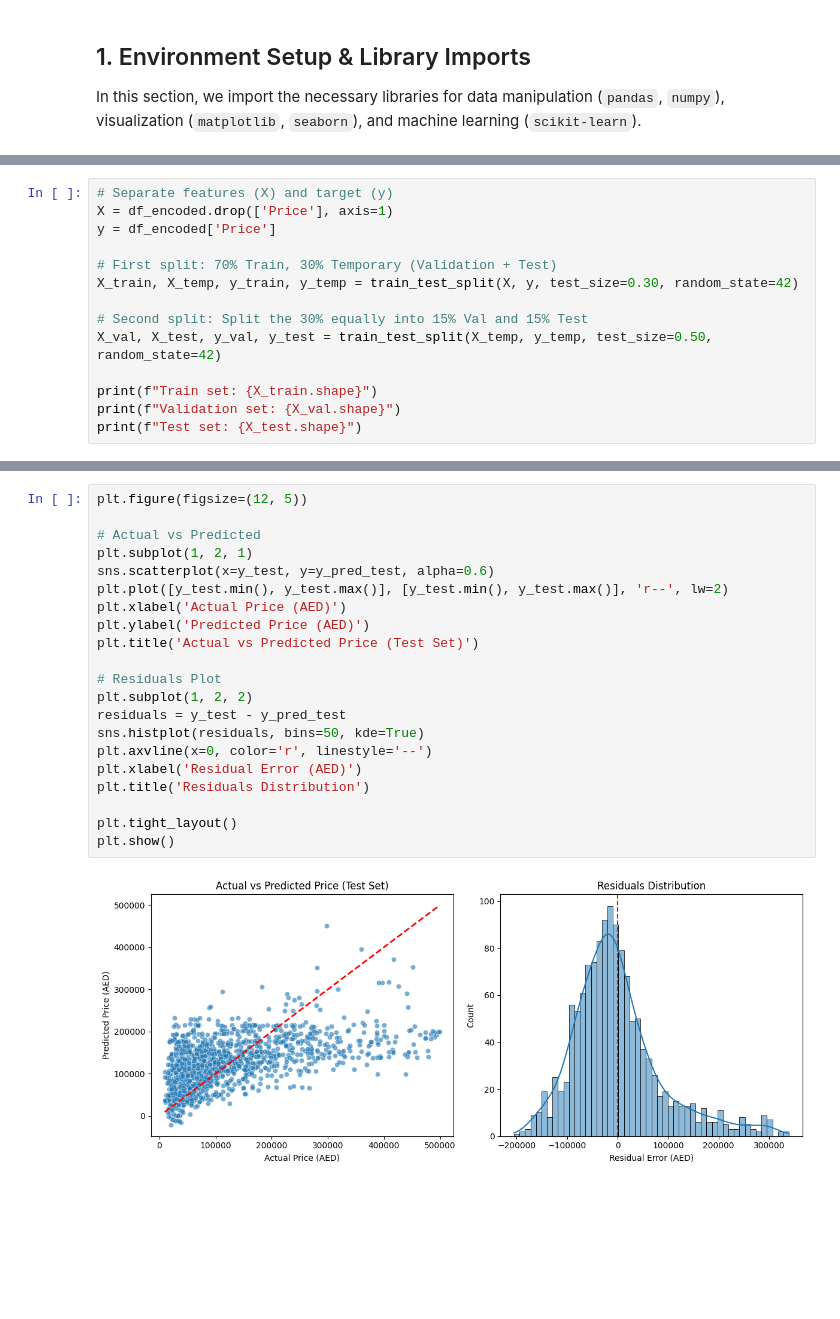
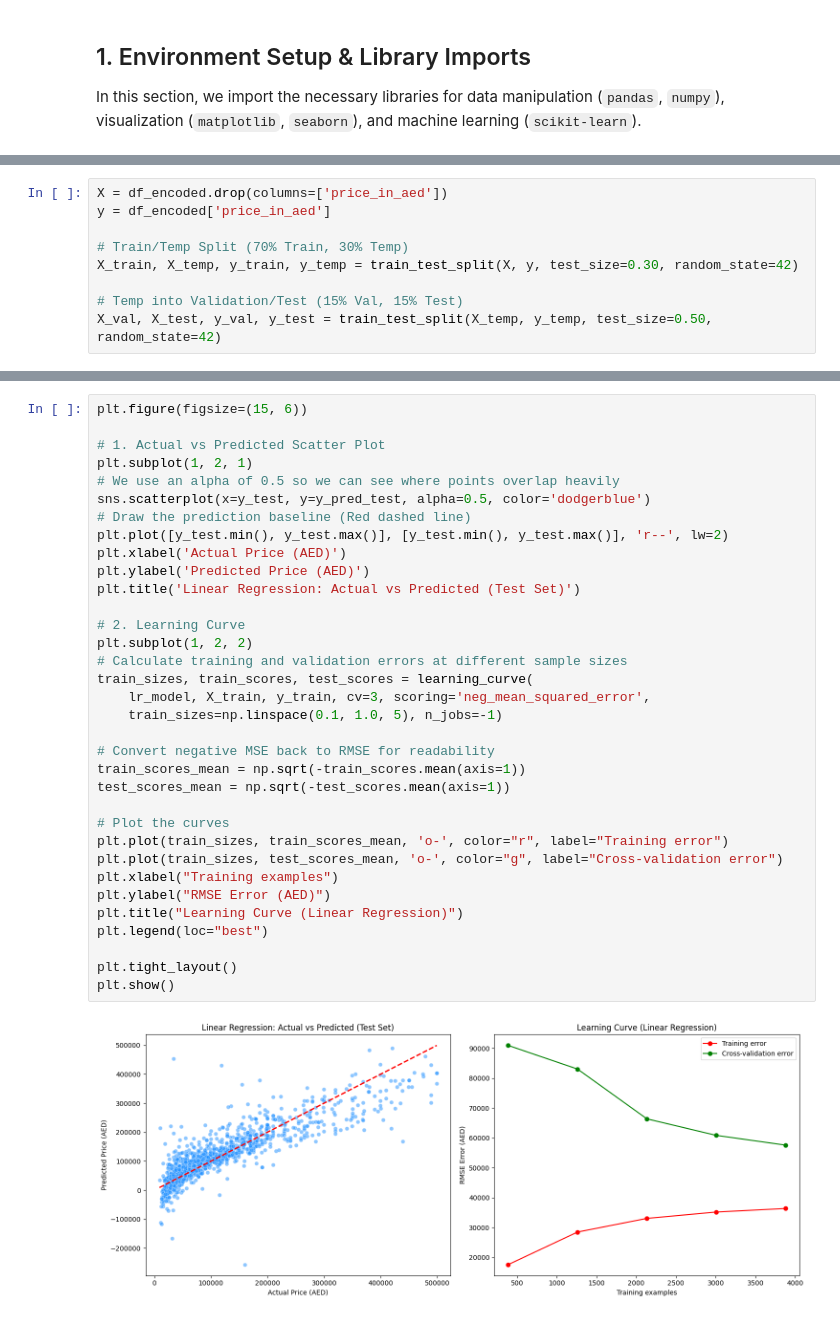
Before and after one commit to WafeeqAthaaullah/uae-car-price-predictor, a Jupyter notebook: notebooks/01_eda_preprocessing_linear_regression.ipynb, the cells around one changed output, grey strips where cells are left out. Cells and saved outputs as stored; diff of their text form; blank space fills up the shorter version.

```diff
--- a/notebooks/01_eda_preprocessing_linear_regression.ipynb
+++ b/notebooks/01_eda_preprocessing_linear_regression.ipynb
@@ -198,16 +156,11 @@ We will split the data as follows:
 * **15% Validation** (To tune hyperparameters later)
 * **15% Testing** (To evaluate final performance)
 # %%
-# Separate features (X) and target (y)
-X = df_encoded.drop(['Price'], axis=1)
-y = df_encoded['Price']
+X = df_encoded.drop(columns=['price_in_aed'])
+y = df_encoded['price_in_aed']
 
-# First split: 70% Train, 30% Temporary (Validation + Test)
+# Train/Temp Split (70% Train, 30% Temp)
 X_train, X_temp, y_train, y_temp = train_test_split(X, y, test_size=0.30, random_state=42)
 
-# Second split: Split the 30% equally into 15% Val and 15% Test
+# Temp into Validation/Test (15% Val, 15% Test)
 X_val, X_test, y_val, y_test = train_test_split(X_temp, y_temp, test_size=0.50, random_state=42)
-
-print(f"Train set: {X_train.shape}")
-print(f"Validation set: {X_val.shape}")
-print(f"Test set: {X_test.shape}")
@@ -267,23 +198,36 @@ Finally, we visualize our model's performance by plotting the actual test prices
 # %%
-plt.figure(figsize=(12, 5))
+plt.figure(figsize=(15, 6))
 
-# Actual vs Predicted
+# 1. Actual vs Predicted Scatter Plot
 plt.subplot(1, 2, 1)
-sns.scatterplot(x=y_test, y=y_pred_test, alpha=0.6)
+# We use an alpha of 0.5 so we can see where points overlap heavily
+sns.scatterplot(x=y_test, y=y_pred_test, alpha=0.5, color='dodgerblue')
+# Draw the prediction baseline (Red dashed line)
 plt.plot([y_test.min(), y_test.max()], [y_test.min(), y_test.max()], 'r--', lw=2)
 plt.xlabel('Actual Price (AED)')
 plt.ylabel('Predicted Price (AED)')
-plt.title('Actual vs Predicted Price (Test Set)')
+plt.title('Linear Regression: Actual vs Predicted (Test Set)')
 
-# Residuals Plot
+# 2. Learning Curve
 plt.subplot(1, 2, 2)
-residuals = y_test - y_pred_test
-sns.histplot(residuals, bins=50, kde=True)
-plt.axvline(x=0, color='r', linestyle='--')
-plt.xlabel('Residual Error (AED)')
-plt.title('Residuals Distribution')
+# Calculate training and validation errors at different sample sizes
+train_sizes, train_scores, test_scores = learning_curve(
+    lr_model, X_train, y_train, cv=3, scoring='neg_mean_squared_error',
+    train_sizes=np.linspace(0.1, 1.0, 5), n_jobs=-1)
+
+# Convert negative MSE back to RMSE for readability
+train_scores_mean = np.sqrt(-train_scores.mean(axis=1))
+test_scores_mean = np.sqrt(-test_scores.mean(axis=1))
+
+# Plot the curves
+plt.plot(train_sizes, train_scores_mean, 'o-', color="r", label="Training error")
+plt.plot(train_sizes, test_scores_mean, 'o-', color="g", label="Cross-validation error")
+plt.xlabel("Training examples")
+plt.ylabel("RMSE Error (AED)")
+plt.title("Learning Curve (Linear Regression)")
+plt.legend(loc="best")
 
 plt.tight_layout()
 plt.show()
 # %% [output]
-[figure, old version]
+[figure, new version]
```
Also changed, not shown: parts of 26 cells of this notebook, 2 other files.
